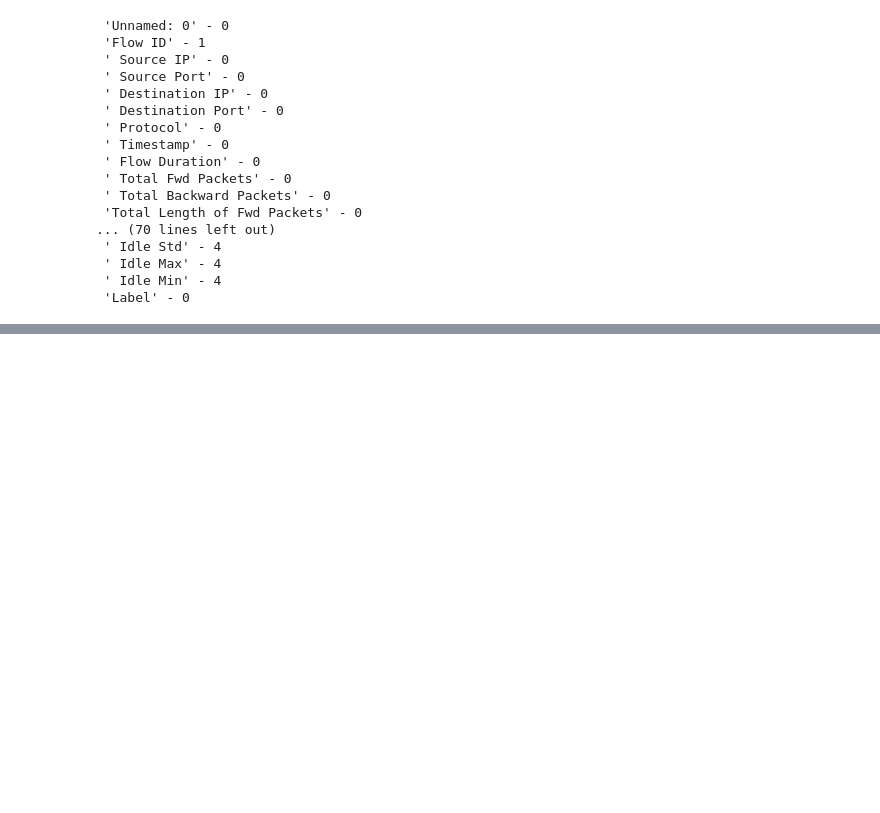
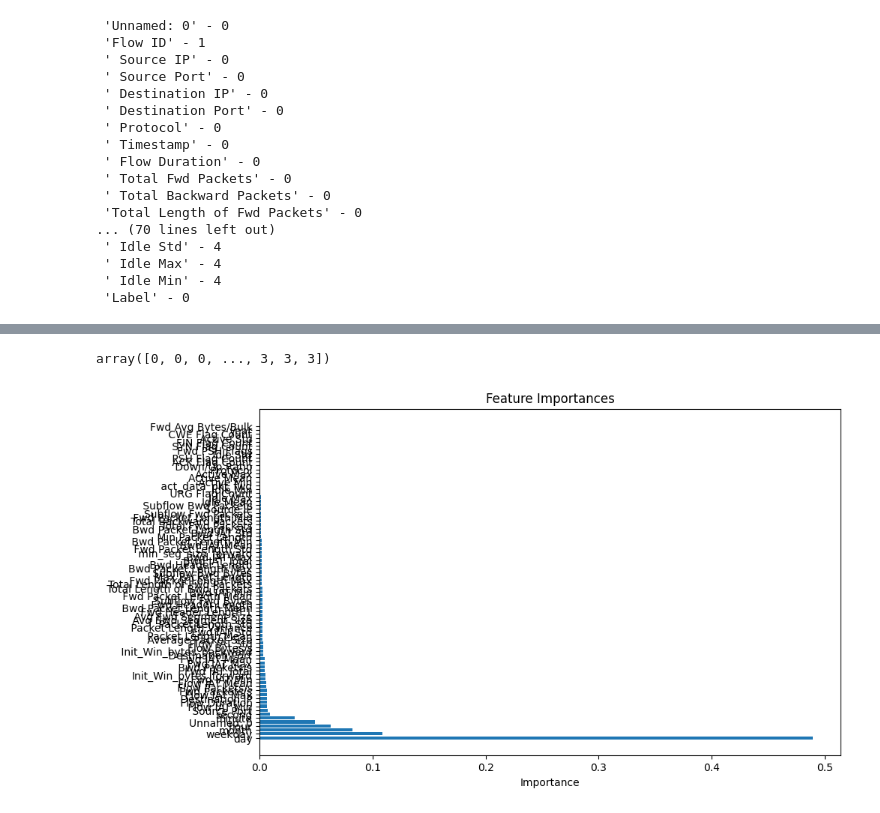
Before and after one commit to padhu-bot/Topic-in-AI-Project, a Jupyter notebook: Android malware detection.ipynb, the cells around one changed output, grey strips where cells are left out. Saved outputs shown, nothing was run; the diff lists cells and outputs as text; code cells hidden in the pictures; blank space fills up the shorter version.

```diff
--- a/Android malware detection.ipynb
+++ b/Android malware detection.ipynb
@@ -211,0 +214,2 @@ dataset_v2.drop(columns=" Timestamp", inplace=True)
+# %%
+dataset_v2.drop(columns="Flow ID", inplace=True)
@@ -211,0 +227,49 @@ dataset_v2.drop(columns=" Timestamp", inplace=True)
+# %%
+from sklearn.preprocessing import LabelEncoder
+
+# Assuming y is your target column
+label_encoder = LabelEncoder()
+y_encoded = label_encoder.fit_transform(y)
+# %%
+y_encoded
+# %% [output]
+array([0, 0, 0, ..., 3, 3, 3])
+# %%
+from sklearn.ensemble import RandomForestClassifier
+from sklearn.feature_selection import SelectFromModel
+from sklearn.model_selection import train_test_split
+from sklearn.metrics import classification_report
+from imblearn.ensemble import BalancedBaggingClassifier
+
+# Assuming X is your feature matrix and y is your target vector
+
+# Split the data into training and testing sets
+X_train, X_test, y_train, y_test = train_test_split(X, y_encoded, test_size=0.2, random_state=42)
+
+# Create a Random Forest classifier
+rf_clf = RandomForestClassifier(random_state=42)
+
+# Fit the model to the training data
+rf_clf.fit(X_train, y_train)
+
+# Get feature importances
+feature_importances = rf_clf.feature_importances_
+# %%
+import matplotlib.pyplot as plt
+
+feature_importance_df = pd.DataFrame({
+    'Feature': X.columns,
+    'Importance': feature_importances
+})
+
+# Sort the DataFrame by importance in descending order
+feature_importance_df = feature_importance_df.sort_values(by='Importance', ascending=False)
+
+# Plot the feature importances
+plt.figure(figsize=(10, 6))
+plt.barh(feature_importance_df['Feature'], feature_importance_df['Importance'])
+plt.xlabel('Importance')
+plt.title('Feature Importances')
+plt.show()
+# %% [output]
+[figure, added]
```
Also changed, not shown: parts of 9 cells of this notebook.
